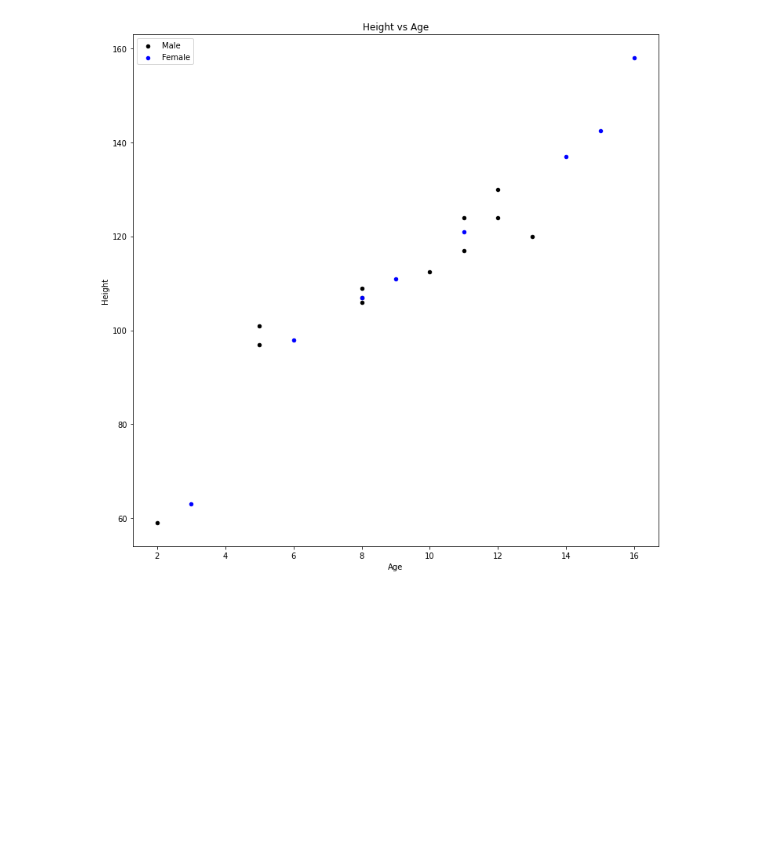
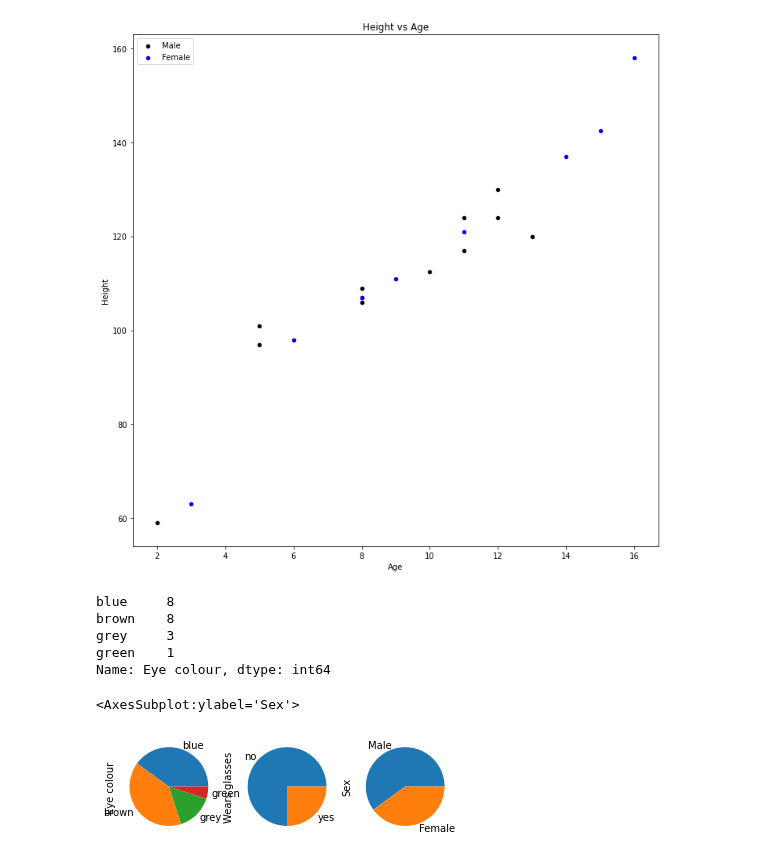
Before and after one commit to ssciwr/jupyter-data-exploration-live, a Jupyter notebook: part2.ipynb, the cells around one changed output. Saved outputs shown, nothing was run; the diff lists cells and outputs as text; code cells hidden in the pictures; blank space fills up the shorter version.

```diff
--- a/part2.ipynb
+++ b/part2.ipynb
@@ -547,0 +546,16 @@ fig, axs = plt.subplots()
+# %%
+df["Eye colour"].value_counts()
+# %% [output]
+blue     8
+brown    8
+grey     3
+green    1
+Name: Eye colour, dtype: int64
+# %%
+fig, axs = plt.subplots(ncols=3)
+df["Eye colour"].value_counts().plot.pie(ax=axs[0])
+df["Wears glasses"].value_counts().plot.pie(ax=axs[1])
+df["Sex"].value_counts().plot.pie(ax=axs[2])
+# %% [output]
+<AxesSubplot:ylabel='Sex'>
+[figure, added]
```
Also changed, not shown: parts of 1 cell of this notebook.
